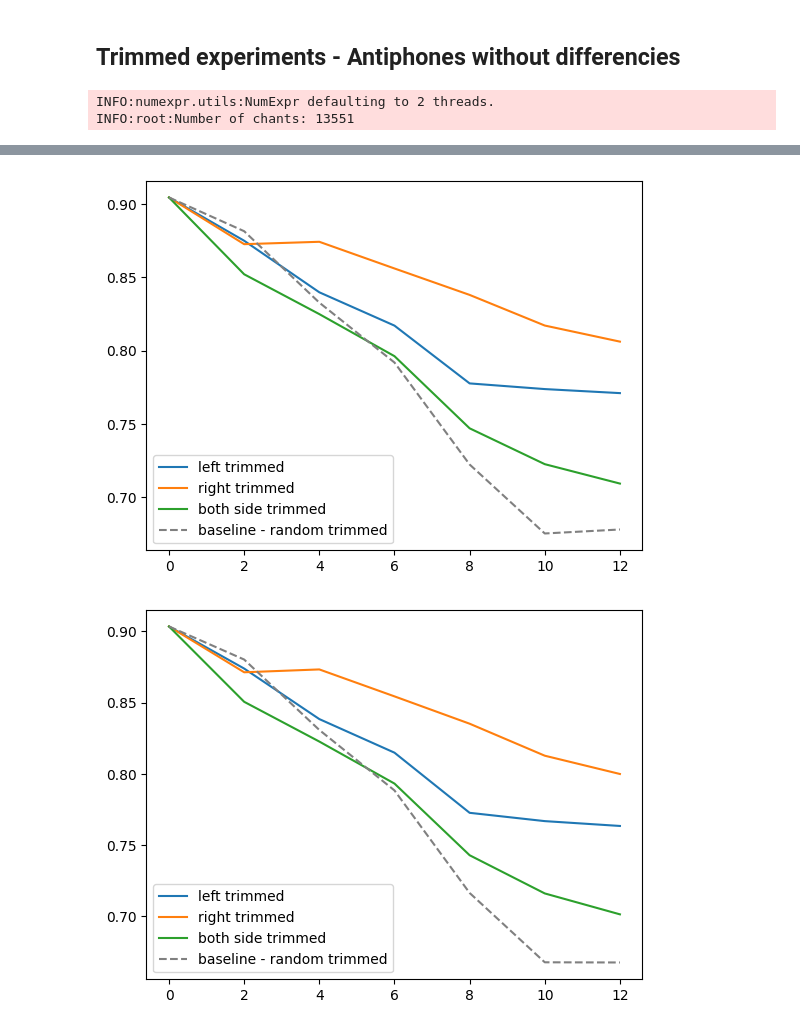
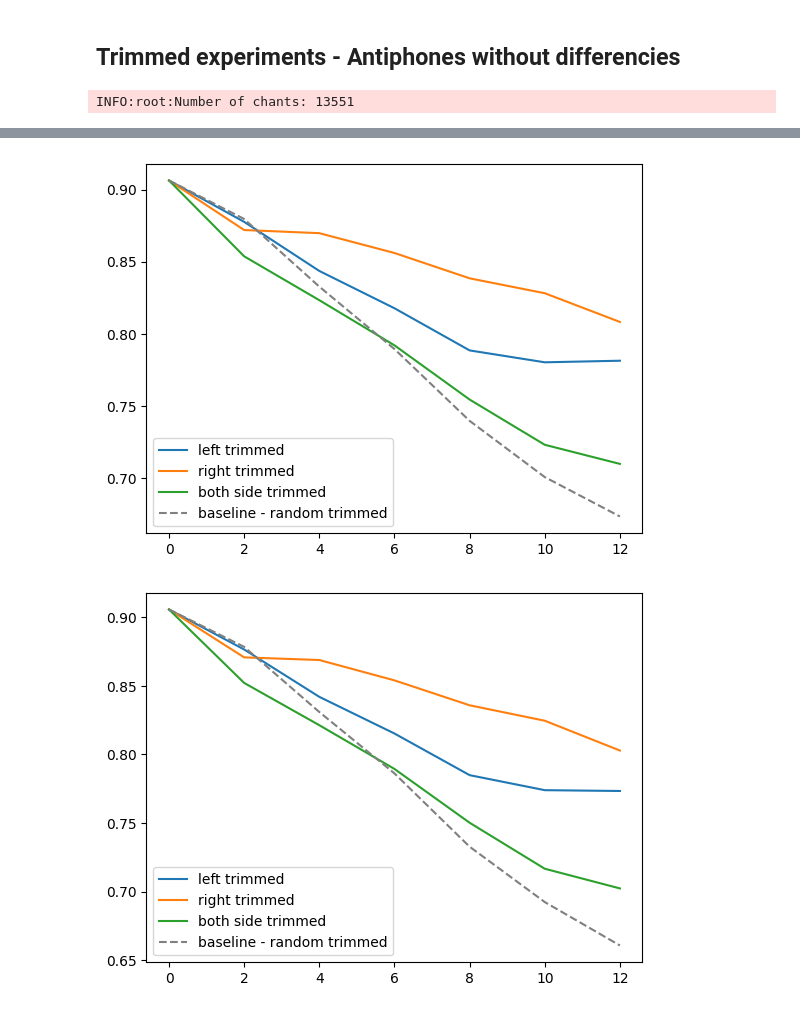
Before and after one commit to lanzv/Master-Thesis, a Jupyter notebook: models/experiments/no4_antiphones/trimmed_experiments.ipynb, the cells around one changed output, grey strips where cells are left out. Cells and saved outputs as stored; diff of their text form; code cells hidden in the pictures.

```diff
--- a/models/experiments/no4_antiphones/trimmed_experiments.ipynb
+++ b/models/experiments/no4_antiphones/trimmed_experiments.ipynb
@@ -20,14 +20,13 @@ from src.eval.pipelines import evaluation_trimmed_chants
 
 # Get Data
 _, y = prepare_dataset()
-y_train, y_test = y[:9706].tolist(), y[9706:].tolist()
+y_train, y_test = y[:9486].tolist(), y[9486:].tolist()
 word_segmentations = load_word_segmentations()
-train_segmentation, test_segmentation = word_segmentations[:9706], word_segmentations[9706:]
+train_segmentation, test_segmentation = word_segmentations[:9486], word_segmentations[9486:]
 # Evaluate model
 bacor_model = evaluation_trimmed_chants(
     train_segmentation, y_train, test_segmentation, y_test, 6)
 # %% [output]
-INFO:numexpr.utils:NumExpr defaulting to 2 threads.
 INFO:root:Number of chants: 13551
 ------------------- Trimmed Evalution Pipeline -----------------
 
@@ -49,2 +48,2 @@ INFO:root:Number of chants: 13551
-[figure, old version]
+[figure, new version]
-[figure, old version]
+[figure, new version]
```
Also changed, not shown: parts of 2 cells of this notebook, 3 other files.
